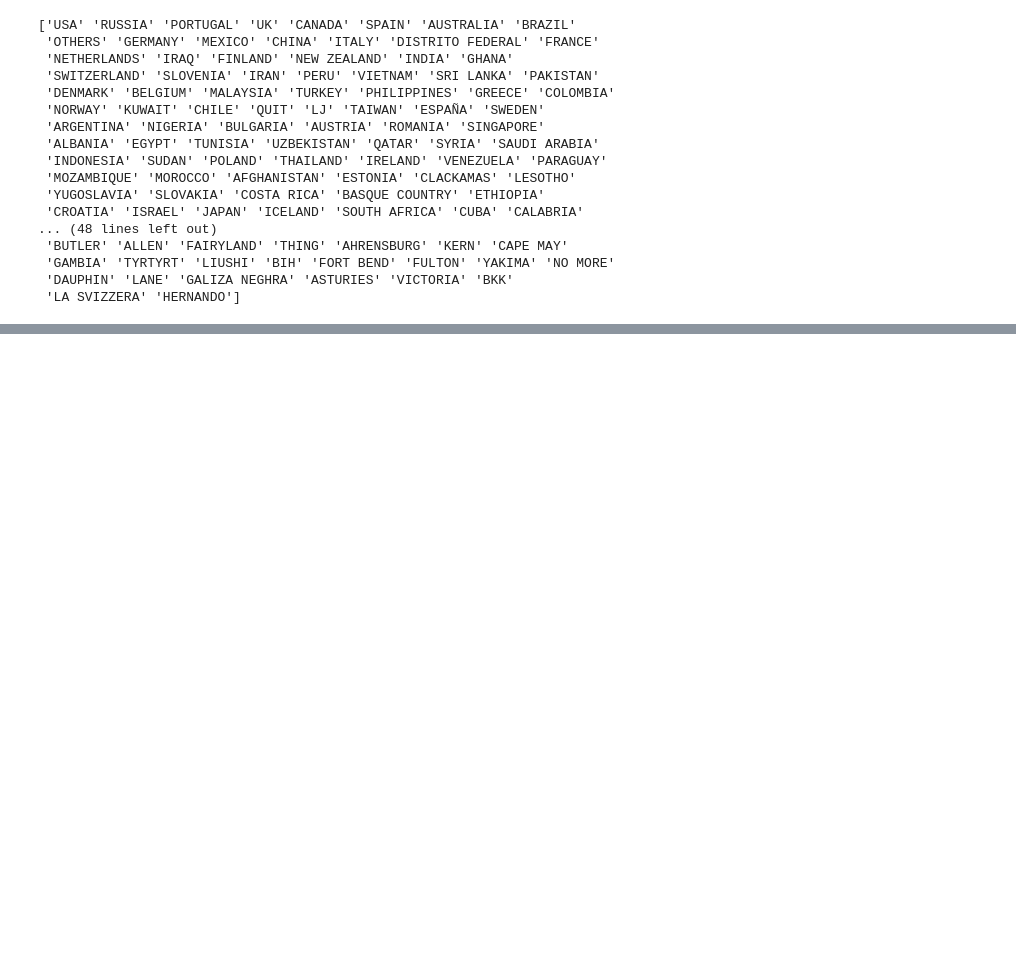
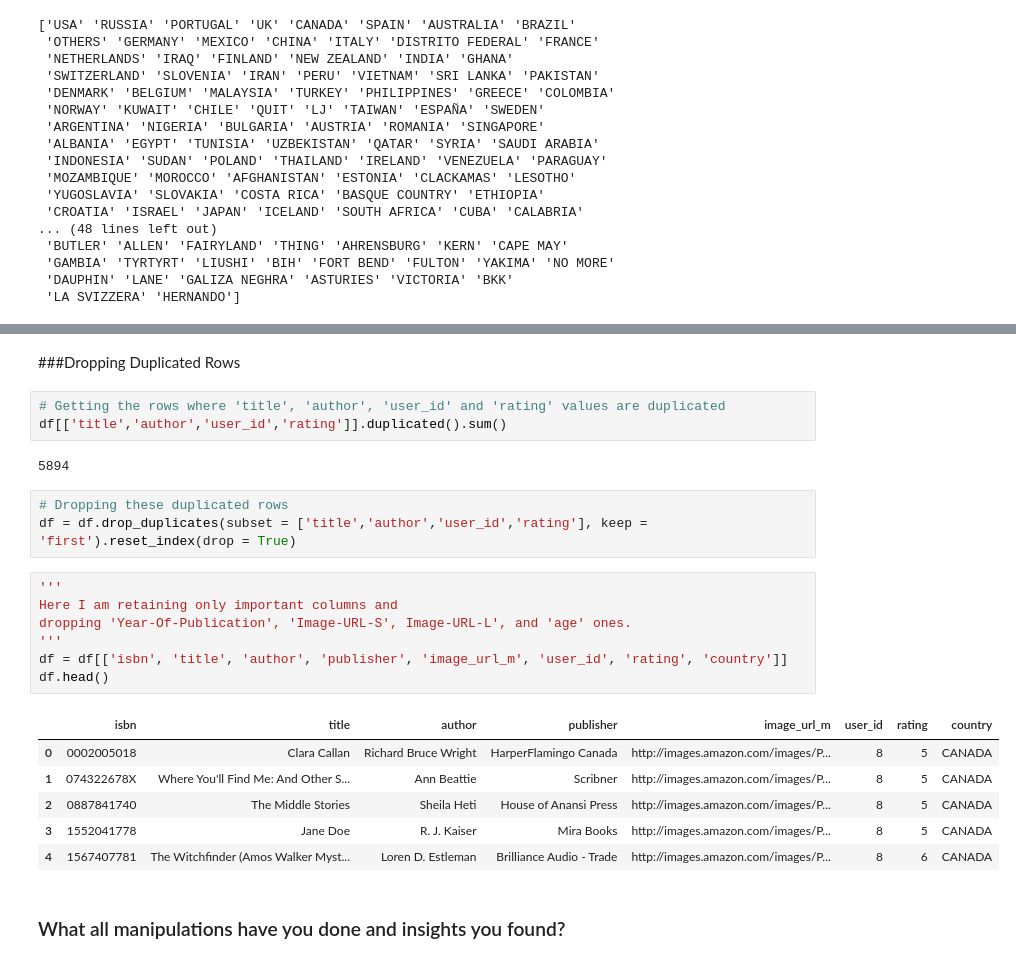
Before and after one commit to DharmeshRV/Book-Recommendation-System, a Jupyter notebook: Book_Recommendation_System.ipynb, the cells around one changed output, grey strips where cells are left out. Drawn from its saved outputs; the diff is of its cells as text; blank space fills up the shorter version.

```diff
--- a/Book_Recommendation_System.ipynb
+++ b/Book_Recommendation_System.ipynb
@@ -453,0 +510,26 @@ print(users_df['country'].unique())
+# %% [markdown]
+###Dropping Duplicated Rows
+# %%
+# Getting the rows where 'title', 'author', 'user_id' and 'rating' values are duplicated
+df[['title','author','user_id','rating']].duplicated().sum()
+# %% [output]
+5894
+# %%
+# Dropping these duplicated rows
+df = df.drop_duplicates(subset = ['title','author','user_id','rating'], keep = 'first').reset_index(drop = True)
+# %%
+'''
+Here I am retaining only important columns and
+dropping 'Year-Of-Publication', 'Image-URL-S', Image-URL-L', and 'age' ones.
+'''
+df = df[['isbn', 'title', 'author', 'publisher', 'image_url_m', 'user_id', 'rating', 'country']]
+df.head()
+# %% [output]
+|  | isbn | title | author | publisher | image_url_m | user_id | rating | country |
+| 0 | 0002005018 | Clara Callan | Richard Bruce Wright | HarperFlamingo Canada | http://images.amazon.com/images/P... | 8 | 5 | CANADA |
+| 1 | 074322678X | Where You'll Find Me: And Other S... | Ann Beattie | Scribner | http://images.amazon.com/images/P... | 8 | 5 | CANADA |
+| 2 | 0887841740 | The Middle Stories | Sheila Heti | House of Anansi Press | http://images.amazon.com/images/P... | 8 | 5 | CANADA |
+| 3 | 1552041778 | Jane Doe | R. J. Kaiser | Mira Books | http://images.amazon.com/images/P... | 8 | 5 | CANADA |
+| 4 | 1567407781 | The Witchfinder (Amos Walker Myst... | Loren D. Estleman | Brilliance Audio - Trade | http://images.amazon.com/images/P... | 8 | 6 | CANADA |
+# %% [markdown]
+### What all manipulations have you done and insights you found?
```
Also changed, not shown: parts of 12 cells of this notebook.
